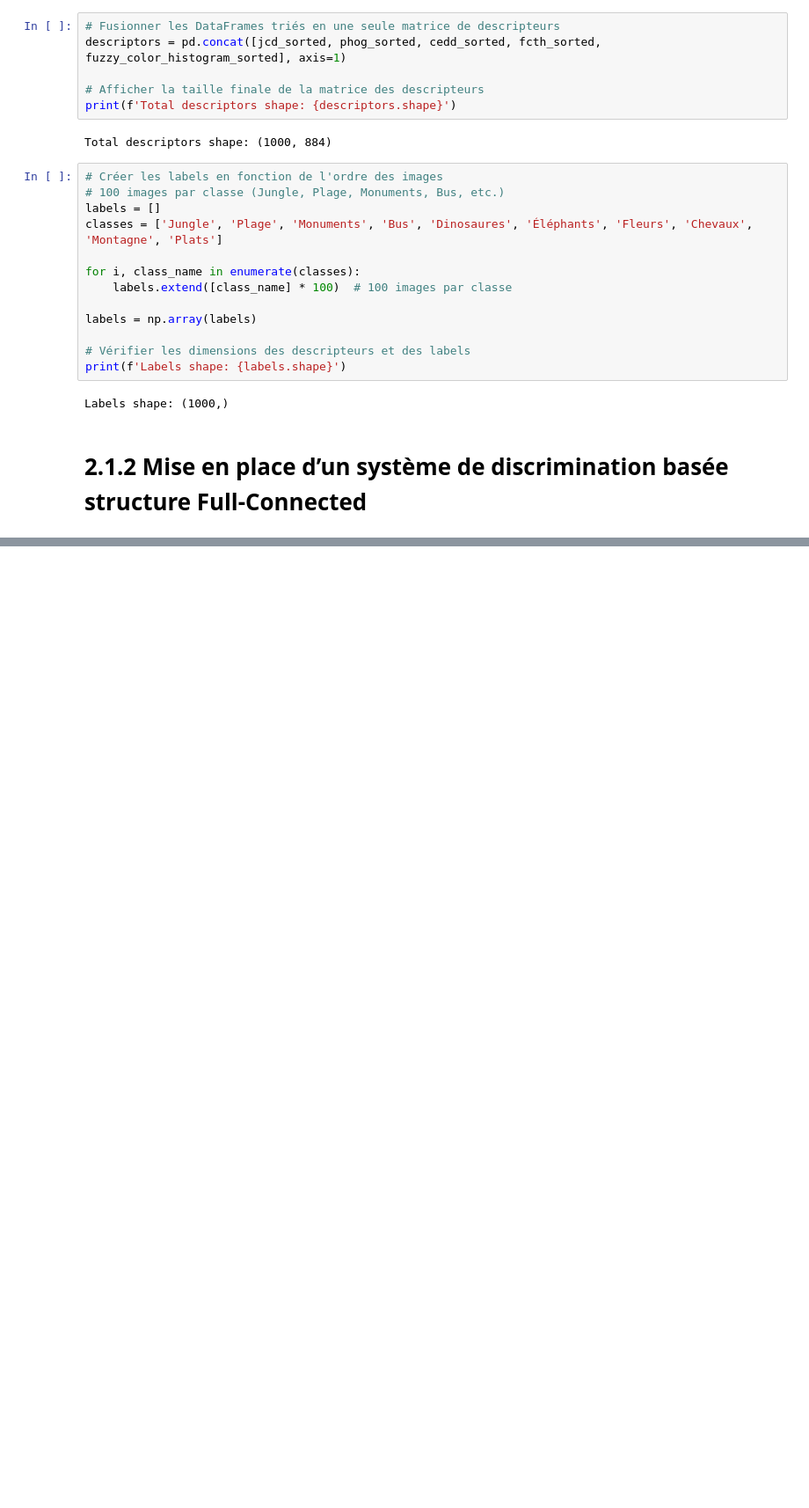
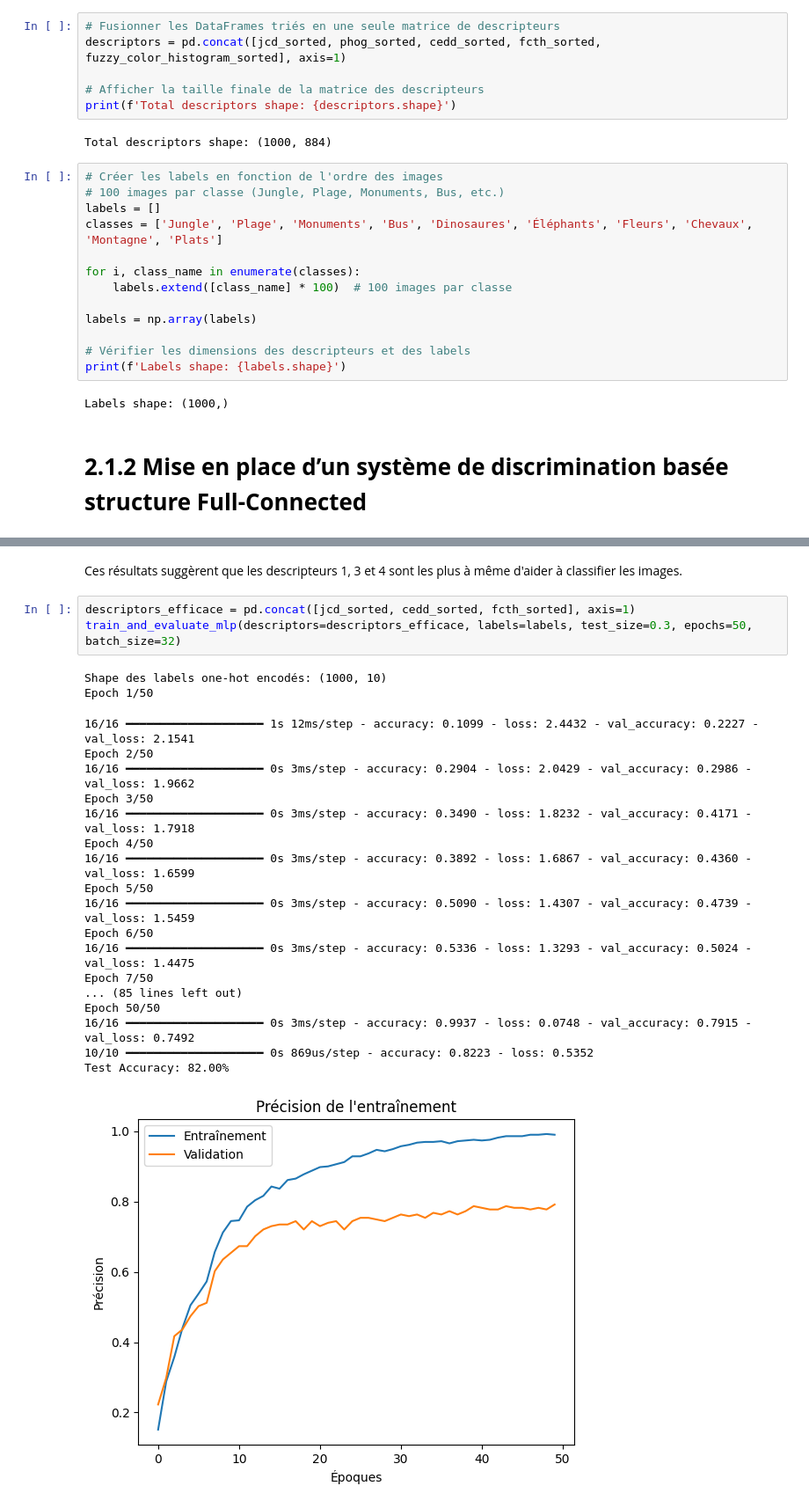
Before and after one commit to MatheoRoucheCNAM/ADNN_PROJET_1, a Jupyter notebook: Discrimination_image.ipynb, the cells around one changed output, grey strips where cells are left out. Shown at 88% size. Saved outputs shown, nothing was run; the diff lists cells and outputs as text; blank space fills up the shorter version.

```diff
--- a/Discrimination_image.ipynb
+++ b/Discrimination_image.ipynb
@@ -207,0 +287,26 @@ plt.show()
+# %% [markdown]
+Ces résultats suggèrent que les descripteurs 1, 3 et 4 sont les plus à même d'aider à classifier les images.
+# %%
+descriptors_efficace = pd.concat([jcd_sorted, cedd_sorted, fcth_sorted], axis=1)
+train_and_evaluate_mlp(descriptors=descriptors_efficace, labels=labels, test_size=0.3, epochs=50, batch_size=32)
+# %% [output]
+Shape des labels one-hot encodés: (1000, 10)
+Epoch 1/50
+16/16 ━━━━━━━━━━━━━━━━━━━━ 1s 12ms/step - accuracy: 0.1099 - loss: 2.4432 - val_accuracy: 0.2227 - val_loss: 2.1541
+Epoch 2/50
+16/16 ━━━━━━━━━━━━━━━━━━━━ 0s 3ms/step - accuracy: 0.2904 - loss: 2.0429 - val_accuracy: 0.2986 - val_loss: 1.9662
+Epoch 3/50
+16/16 ━━━━━━━━━━━━━━━━━━━━ 0s 3ms/step - accuracy: 0.3490 - loss: 1.8232 - val_accuracy: 0.4171 - val_loss: 1.7918
+Epoch 4/50
+16/16 ━━━━━━━━━━━━━━━━━━━━ 0s 3ms/step - accuracy: 0.3892 - loss: 1.6867 - val_accuracy: 0.4360 - val_loss: 1.6599
+Epoch 5/50
+16/16 ━━━━━━━━━━━━━━━━━━━━ 0s 3ms/step - accuracy: 0.5090 - loss: 1.4307 - val_accuracy: 0.4739 - val_loss: 1.5459
+Epoch 6/50
+16/16 ━━━━━━━━━━━━━━━━━━━━ 0s 3ms/step - accuracy: 0.5336 - loss: 1.3293 - val_accuracy: 0.5024 - val_loss: 1.4475
+Epoch 7/50
+... (85 lines left out)
+Epoch 50/50
+16/16 ━━━━━━━━━━━━━━━━━━━━ 0s 3ms/step - accuracy: 0.9937 - loss: 0.0748 - val_accuracy: 0.7915 - val_loss: 0.7492
+10/10 ━━━━━━━━━━━━━━━━━━━━ 0s 869us/step - accuracy: 0.8223 - loss: 0.5352
+Test Accuracy: 82.00%
+[figure, added]
```
Also changed, not shown: parts of 4 cells of this notebook.
